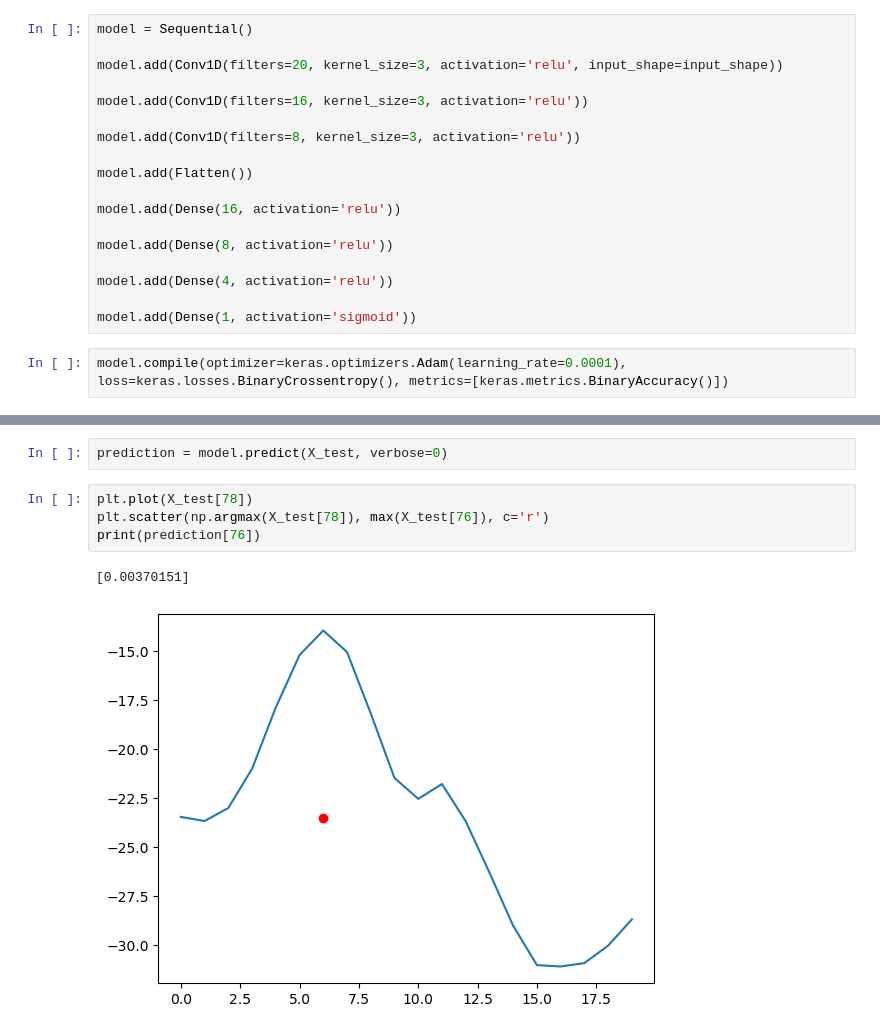
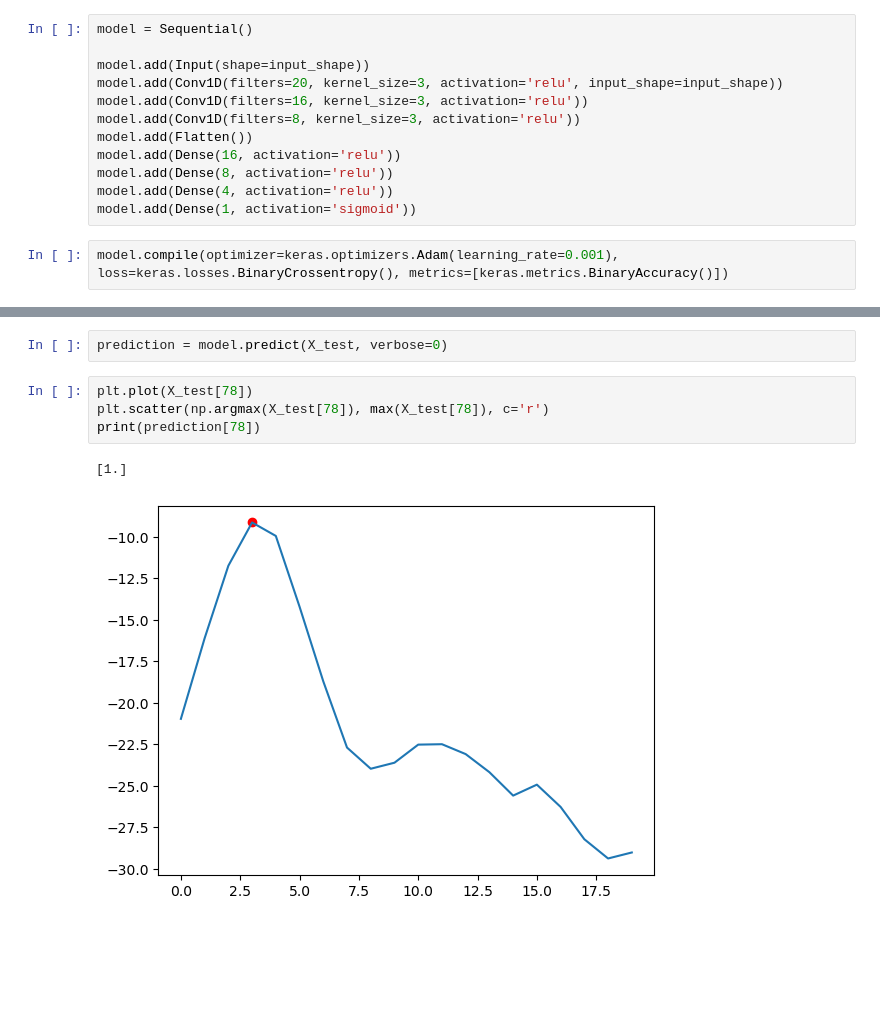
Before and after one commit to enter-opy/everest, a Jupyter notebook: train.ipynb, the cells around one changed output, grey strips where cells are left out. Drawn from its saved outputs; the diff is of its cells as text; blank space fills up the shorter version.

```diff
--- a/train.ipynb
+++ b/train.ipynb
@@ -38,23 +34,17 @@ plt.plot(X_train[50])
 # %%
 model = Sequential()
 
+model.add(Input(shape=input_shape))
 model.add(Conv1D(filters=20, kernel_size=3, activation='relu', input_shape=input_shape))
-
 model.add(Conv1D(filters=16, kernel_size=3, activation='relu'))
-
 model.add(Conv1D(filters=8, kernel_size=3, activation='relu'))
-
 model.add(Flatten())
-
 model.add(Dense(16, activation='relu'))
-
 model.add(Dense(8, activation='relu'))
-
 model.add(Dense(4, activation='relu'))
-
 model.add(Dense(1, activation='sigmoid'))
 # %%
-model.compile(optimizer=keras.optimizers.Adam(learning_rate=0.0001), loss=keras.losses.BinaryCrossentropy(), metrics=[keras.metrics.BinaryAccuracy()])
+model.compile(optimizer=keras.optimizers.Adam(learning_rate=0.001), loss=keras.losses.BinaryCrossentropy(), metrics=[keras.metrics.BinaryAccuracy()])
 # %%
 model.summary()
 # %% [output]
@@ -99,11 +95,11 @@ Epoch 100/100
 prediction = model.predict(X_test, verbose=0)
 # %%
 plt.plot(X_test[78])
-plt.scatter(np.argmax(X_test[78]), max(X_test[76]), c='r')
-print(prediction[76])
+plt.scatter(np.argmax(X_test[78]), max(X_test[78]), c='r')
+print(prediction[78])
 # %% [output]
-[0.00370151]
+[1.]
-[figure, old version]
+[figure, new version]
 # %%
 plt.plot(X_test[62])
 plt.scatter(np.argmax(X_test[62]), max(X_test[62]), c='r')
```
Also changed, not shown: parts of 8 cells of this notebook, 5 other files.
